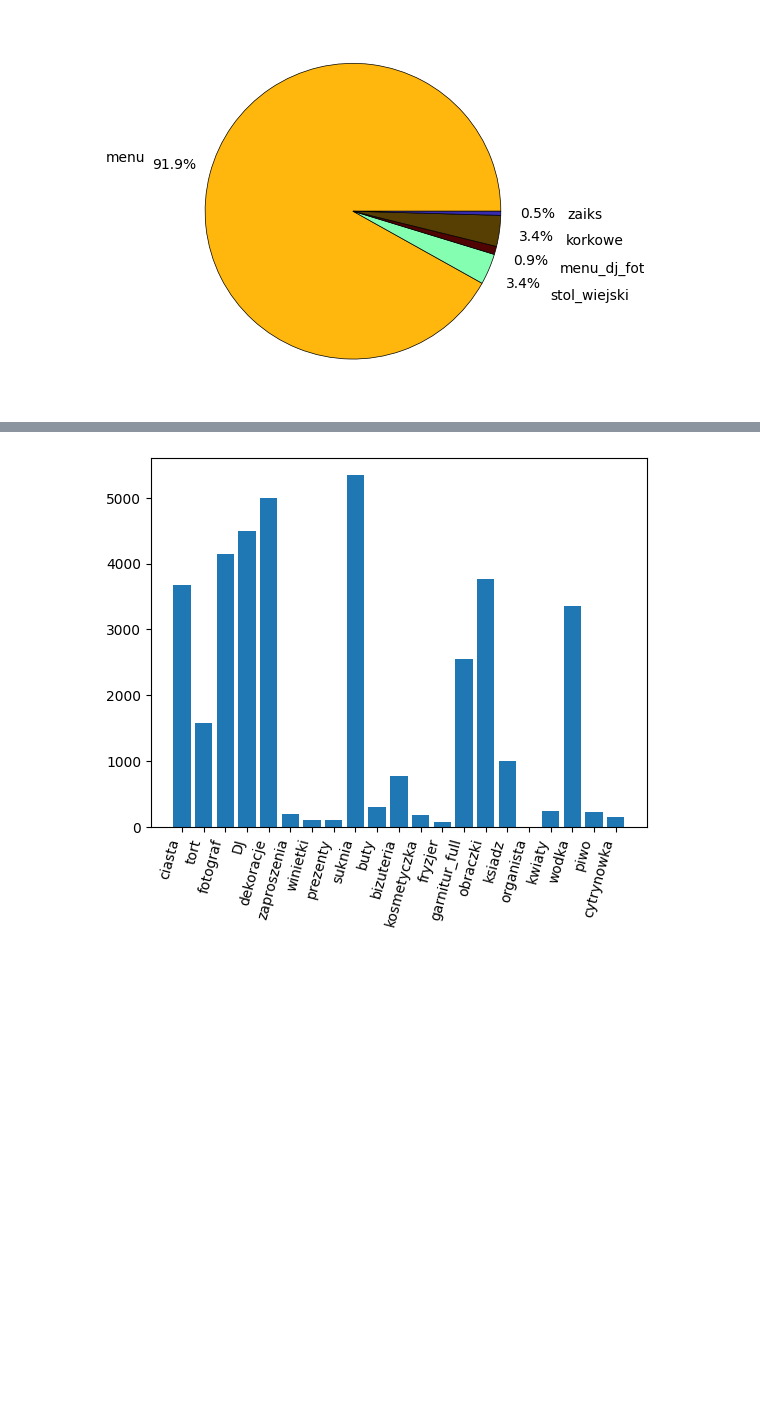
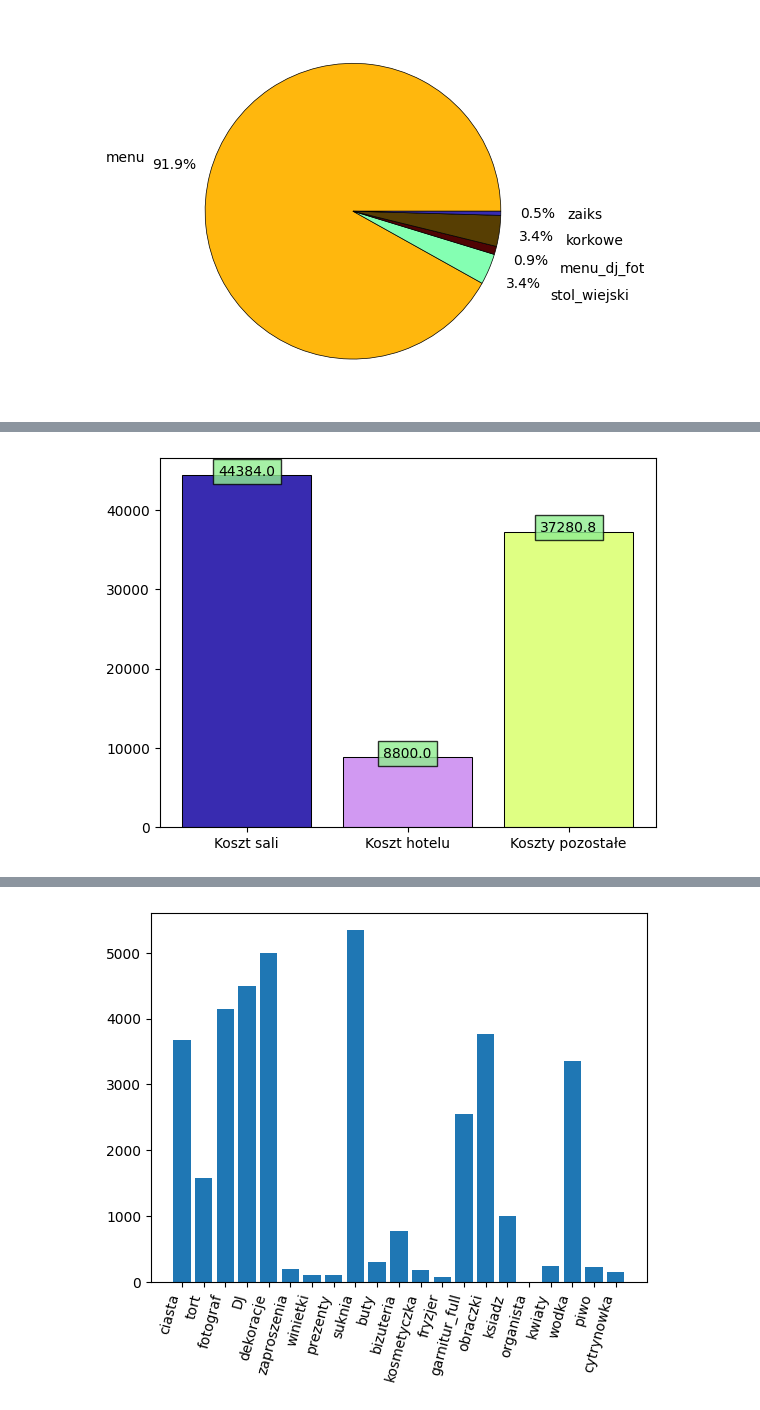
Before and after one commit to jackcooler/wesele, a Jupyter notebook: wesele_main.ipynb, the cells around one changed output, grey strips where cells are left out. Cells and saved outputs as stored; diff of their text form; code cells hidden in the pictures; blank space fills up the shorter version.

```diff
--- a/wesele_main.ipynb
+++ b/wesele_main.ipynb
@@ -279,0 +279,16 @@ plt.show()
+# %%
+lista_uslug = list(koszt_wszystko.keys())
+lista_kosztow = list(koszt_wszystko.values())
+
+def addlabels(x,y):
+  for i in range(len(x)):
+        ax.text(i, y[i], y[i], ha = 'center',
+                bbox = dict(facecolor = 'lightgreen', alpha =.8))
+
+fig, ax = plt.subplots()
+ax.bar(range(len(koszt_wszystko)), lista_kosztow, tick_label = lista_uslug, color=colors, edgecolor='black', linewidth= 0.75)
+addlabels(lista_uslug, lista_kosztow)
+
+plt.show()
+# %% [output]
+[figure, added]
```
Also changed, not shown: parts of 8 cells of this notebook.
